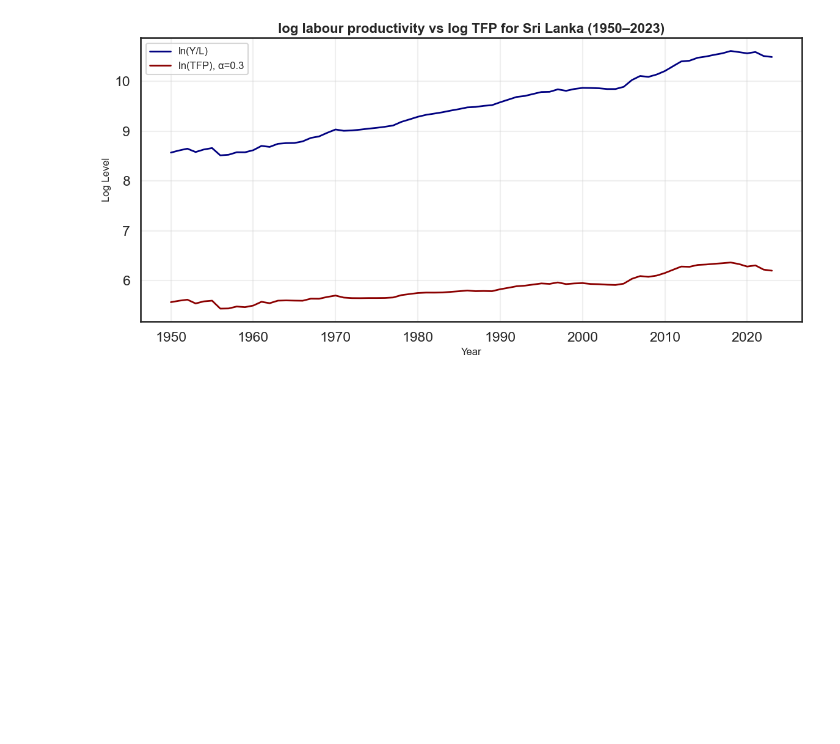
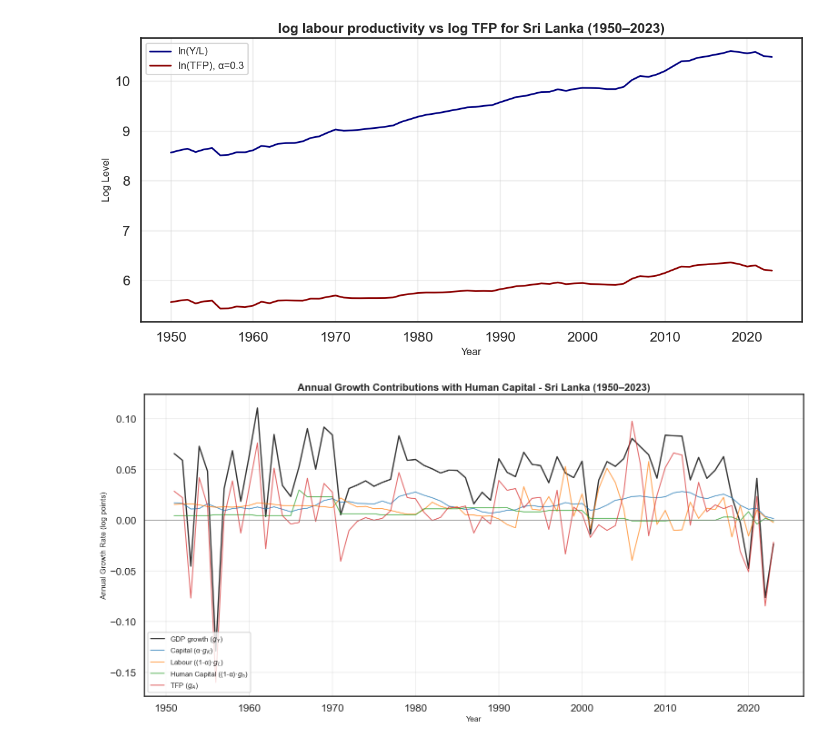
Before and after one commit to ikedasakii/EC2B1_group_project, a Jupyter notebook: find_GDP_trend_decades.ipynb, the cells around one changed output. Drawn from its saved outputs; the diff is of its cells as text; code cells hidden in the pictures; blank space fills up the shorter version.

Commit message:
By every single year

```diff
--- a/find_GDP_trend_decades.ipynb
+++ b/find_GDP_trend_decades.ipynb
@@ -1104,3 +1104,39 @@ plt.tight_layout()
 plt.show()
 # %% [output]
 [figure]
+# %%
+# Compute annual growth rates for each factor using log differences
+dY = compute_growth_rate(data_tfp['Y'].values)
+dK = compute_growth_rate(data_tfp['K'].values)
+dL = compute_growth_rate(data_tfp['L'].values)
+dh = compute_growth_rate(data_tfp['h'].values)
+dA = compute_growth_rate(data_tfp['TFP'].values)
+
+# Years array (one shorter than original since growth rates lose the first observation)
+years = data_tfp['year'].values[1:]
+
+# Compute absolute contributions per year: how much each factor adds to GDP growth
+K_contrib = alpha * dK
+L_contrib = (1 - alpha) * dL
+h_contrib = (1 - alpha) * dh
+A_contrib = dA
+
+# Plot annual absolute contributions
+plt.figure(figsize=(16, 8))
+
+plt.plot(years, dY, linewidth=2, color='black', label='GDP growth ($g_Y$)', alpha=0.8)
+plt.plot(years, K_contrib, linewidth=1.5, color='#1f77b4', label=f'Capital (α·$g_K$)', alpha=0.7)
+plt.plot(years, L_contrib, linewidth=1.5, color='#ff7f0e', label=f'Labour ((1-α)·$g_L$)', alpha=0.7)
+plt.plot(years, h_contrib, linewidth=1.5, color='#2ca02c', label=f'Human Capital ((1-α)·$g_h$)', alpha=0.7)
+plt.plot(years, A_contrib, linewidth=1.5, color='#d62728', label=f'TFP ($g_A$)', alpha=0.7)
+
+plt.xlabel('Year', fontsize=12)
+plt.ylabel('Annual Growth Rate (log points)', fontsize=12)
+plt.title('Annual Growth Contributions with Human Capital - Sri Lanka (1950–2023)', fontsize=16, fontweight='bold')
+plt.legend(fontsize=11, loc='lower left')
+plt.axhline(y=0, color='gray', linestyle='-', linewidth=0.5)
+plt.grid(True, alpha=0.3)
+plt.tight_layout()
+plt.show()
+# %% [output]
+[figure, added]
```
Also changed, not shown: parts of 1 cell of this notebook, 1 other file.
